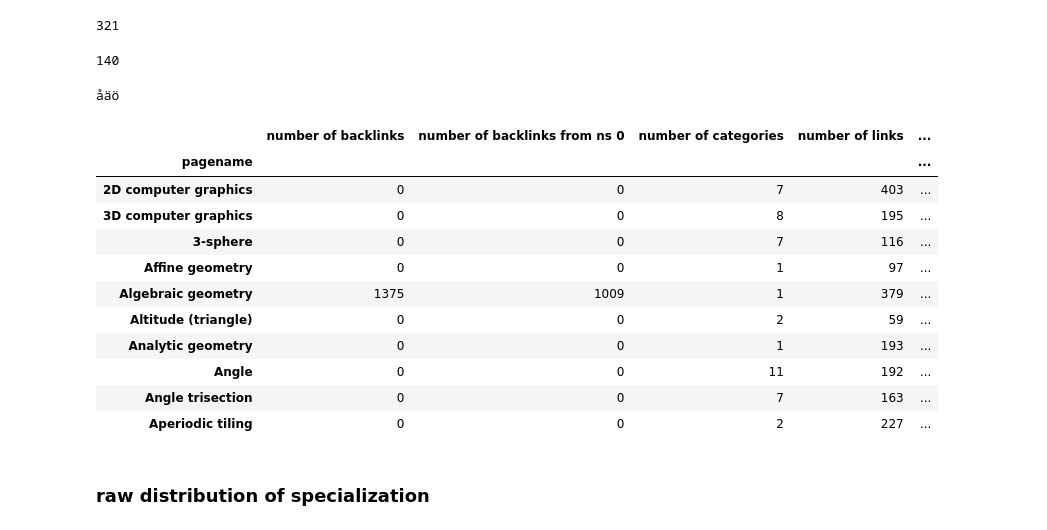
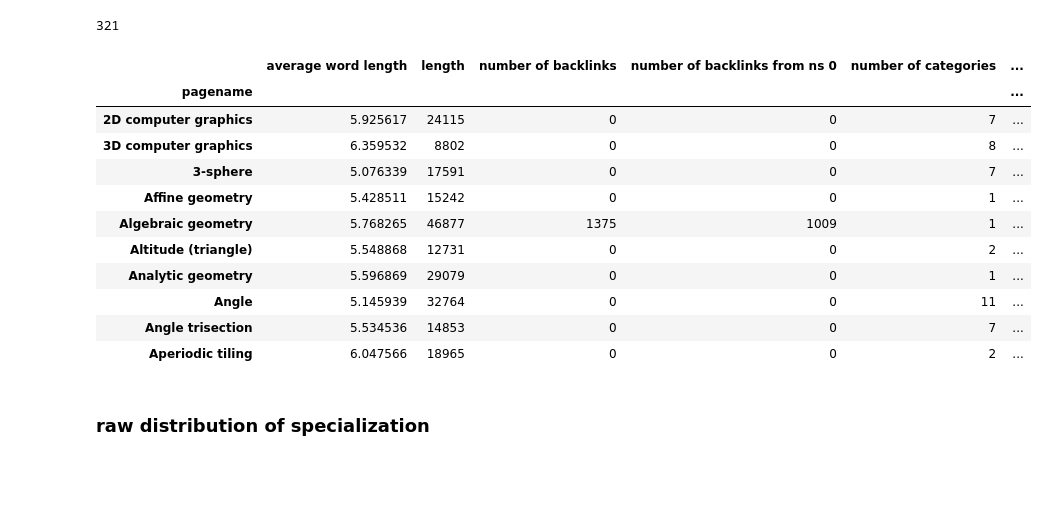
Before and after one commit to WeKeyPedia/notebooks, a Jupyter notebook: dataset geometry.ipynb, the cells around one changed output. Cells and saved outputs as stored; diff of their text form; code cells hidden in the pictures; blank space fills up the shorter version.

Commit message:
change strategy to intermediary cvs file + word length calculation

```diff
--- a/dataset geometry.ipynb
+++ b/dataset geometry.ipynb
@@ -21,38 +21,30 @@ specialization = json.load(codecs.open("data/wikipedia-geometry/specialization.j
 print len(network["nodes"])
 # %% [output]
 321
-# %%
-print len(specialization)
-# %% [output]
-140
-# %%
-print u"åäö"
-# %% [output]
-åäö
 # %%
 # for n in network["nodes"]:
 #     titles.append(n["id"])
 
-table = pd.DataFrame(specialization)
+table = pd.read_csv("data/wikipedia-geometry/final.csv", encoding="UTF-8")
 
 #table.head(25) ## always this stupid utf-8 problem...
 table = table.rename(columns=lambda x: x.replace(".", " "))
 
 table = table.set_index("pagename")
 table.head(10)
 # %% [output]
-|  | number of backlinks | number of backlinks from ns 0 | number of categories | number of links | ... |
-| pagename |  |  |  |  | ... |
-| 2D computer graphics | 0 | 0 | 7 | 403 | ... |
-| 3D computer graphics | 0 | 0 | 8 | 195 | ... |
-| 3-sphere | 0 | 0 | 7 | 116 | ... |
-| Affine geometry | 0 | 0 | 1 | 97 | ... |
-| Algebraic geometry | 1375 | 1009 | 1 | 379 | ... |
-| Altitude (triangle) | 0 | 0 | 2 | 59 | ... |
-| Analytic geometry | 0 | 0 | 1 | 193 | ... |
-| Angle | 0 | 0 | 11 | 192 | ... |
-| Angle trisection | 0 | 0 | 7 | 163 | ... |
-| Aperiodic tiling | 0 | 0 | 2 | 227 | ... |
+|  | average word length | length | number of backlinks | number of backlinks from ns 0 | number of categories | ... |
+| pagename |  |  |  |  |  | ... |
+| 2D computer graphics | 5.925617 | 24115 | 0 | 0 | 7 | ... |
+| 3D computer graphics | 6.359532 | 8802 | 0 | 0 | 8 | ... |
+| 3-sphere | 5.076339 | 17591 | 0 | 0 | 7 | ... |
+| Affine geometry | 5.428511 | 15242 | 0 | 0 | 1 | ... |
+| Algebraic geometry | 5.768265 | 46877 | 1375 | 1009 | 1 | ... |
+| Altitude (triangle) | 5.548868 | 12731 | 0 | 0 | 2 | ... |
+| Analytic geometry | 5.596869 | 29079 | 0 | 0 | 1 | ... |
+| Angle | 5.145939 | 32764 | 0 | 0 | 11 | ... |
+| Angle trisection | 5.534536 | 14853 | 0 | 0 | 7 | ... |
+| Aperiodic tiling | 6.047566 | 18965 | 0 | 0 | 2 | ... |
 # %% [markdown]
 ### raw distribution of specialization
 # %%
```
Also changed, not shown: parts of 6 cells of this notebook, 1 other file.
